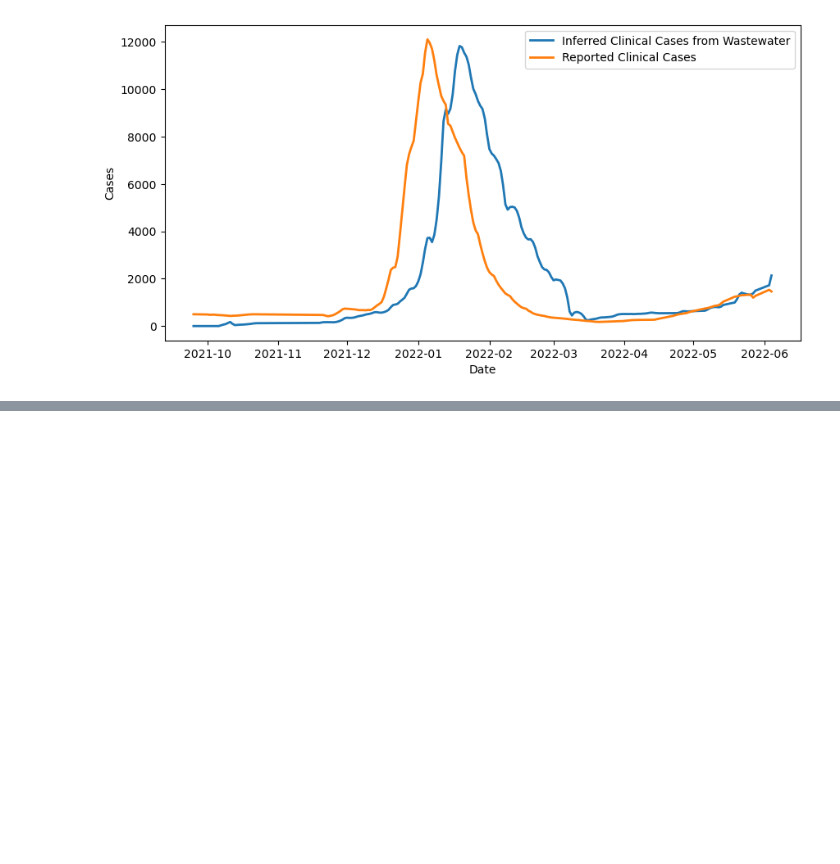
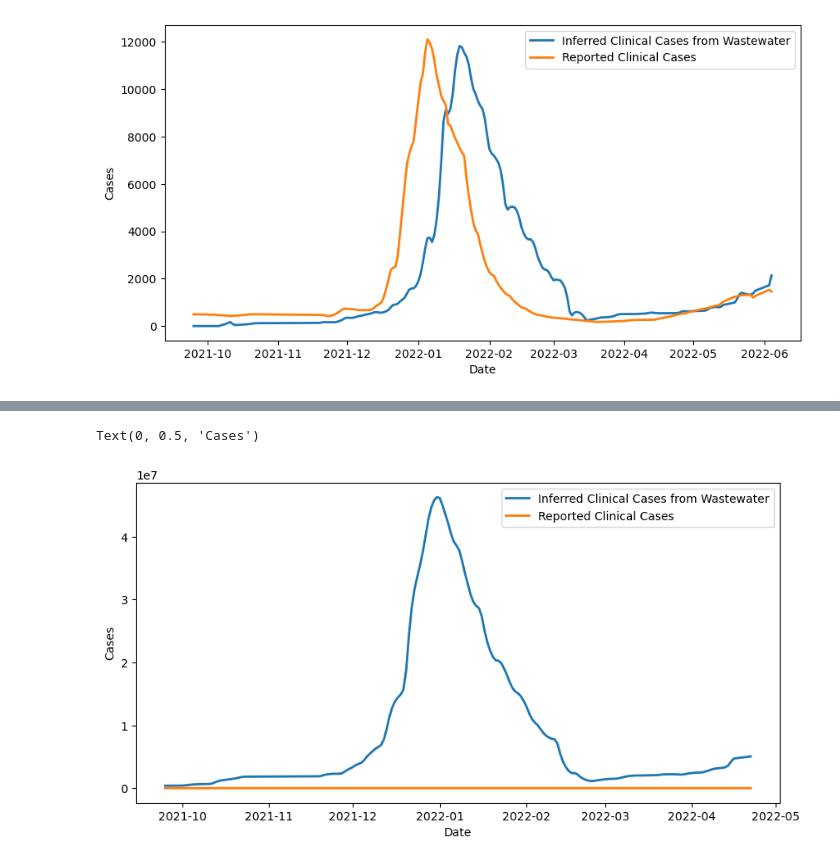
Before and after one commit to elizabethmurphy24/Wastewater-Surveillence, a Jupyter notebook: shedding.ipynb, the cells around one changed output, grey strips where cells are left out. Saved outputs shown, nothing was run; the diff lists cells and outputs as text; code cells hidden in the pictures; blank space fills up the shorter version.

Commit message:
work on performing the linear solve with a nonnegativity constraint

```diff
--- a/shedding.ipynb
+++ b/shedding.ipynb
@@ -226,0 +251,32 @@ Text(0, 0.5, 'Cases')
+# %%
+# 1. Inverting the shedding kernel, then just using regular convolution
+
+from scipy.signal import fftconvolve
+import matplotlib.pyplot as plt
+
+# previously estimated kernel
+S = x.value
+
+# viral load
+VL = cdf['Mean viral gene copies/L'].values
+VL = VL[F:(len(VL)-N+F)]
+
+# reverse the kernel (deconvolution)
+S_flipped = S[::-1] / S.sum()
+
+# perform convolution
+C_conv = fftconvolve(VL, S_flipped, mode='valid')
+
+# adjust time axis
+C_dates_conv = C_dates[:len(C_conv)]
+
+# Plot
+plt.figure(figsize=(10, 5))
+plt.plot(C_dates_conv, C_conv, label='Inferred Clinical Cases from Wastewater', linewidth=2)
+plt.plot(C_dates_conv, Y[:len(C_conv)], label='Reported Clinical Cases', linewidth=2)
+plt.legend()
+plt.xlabel("Date")
+plt.ylabel("Cases")
+# %% [output]
+Text(0, 0.5, 'Cases')
+[figure, added]
```
Also changed, not shown: parts of 4 cells of this notebook.
